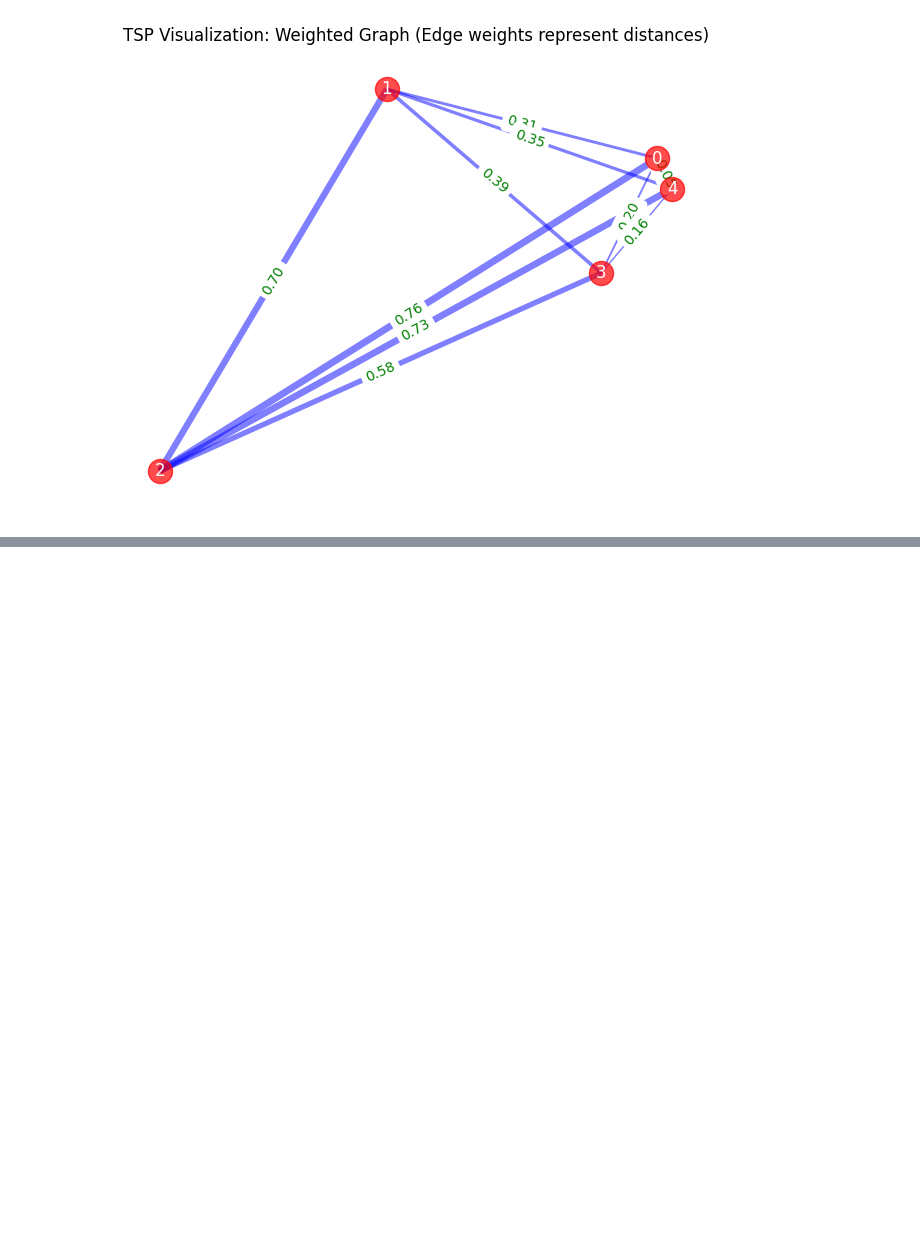
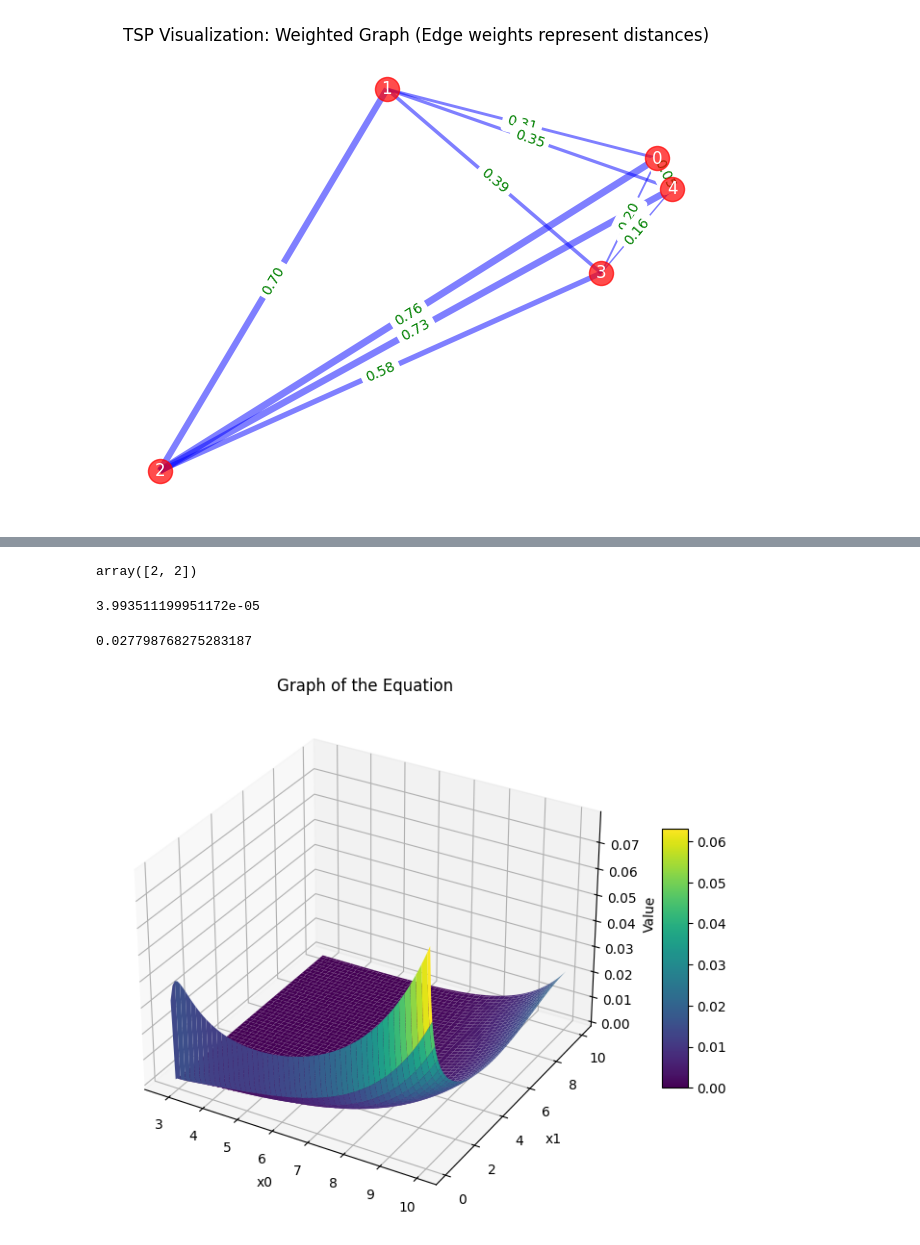
Before and after one commit to sakethramakrishnan/tsp_gnn, a Jupyter notebook: tsp_gnn/testing.ipynb, the cells around one changed output, grey strips where cells are left out. Cells and saved outputs as stored; diff of their text form; code cells hidden in the pictures; blank space fills up the shorter version.

```diff
--- a/tsp_gnn/testing.ipynb
+++ b/tsp_gnn/testing.ipynb
@@ -345,0 +337,53 @@ AttributeError: module 'numpy.linalg._umath_linalg' has no attribute '_ilp64'
+# %%
+X[0]
+# %% [output]
+array([2, 2])
+# %%
+y[0]
+# %% [output]
+3.993511199951172e-05
+# %%
+rmse
+# %% [output]
+0.027798768275283187
+# %%
+import numpy as np
+import matplotlib.pyplot as plt
+import sympy as sp
+from mpl_toolkits.mplot3d import Axes3D
+
+# Define symbolic variables and equation
+x0, x1 = sp.symbols('x0 x1')
+equation = 1.3265738 * (sp.log(sp.log(x0))**2)**(x0 + sp.log(x1) + sp.sin(0.4487219 * x1))
+
+# Convert symbolic equation to a numerical function
+numerical_eq = sp.lambdify((x0, x1), equation, modules='numpy')
+
+# Define the range of x0 and x1
+x0_vals = np.linspace(np.e + 0.1, 10, 100)  # x0 > e
+x1_vals = np.linspace(0.1, 10, 100)        # x1 > 0
+
+# Create a meshgrid for plotting
+X0, X1 = np.meshgrid(x0_vals, x1_vals)
+
+# Evaluate the equation on the grid
+Z = numerical_eq(X0, X1)
+
+# Plot the surface
+fig = plt.figure(figsize=(10, 7))
+ax = fig.add_subplot(111, projection='3d')
+surf = ax.plot_surface(X0, X1, Z, cmap='viridis')
+
+# Add labels and title
+ax.set_title("Graph of the Equation")
+ax.set_xlabel("x0")
+ax.set_ylabel("x1")
+ax.set_zlabel("Value")
+
+# Add color bar
+fig.colorbar(surf, shrink=0.5, aspect=10)
+
+# Show the plot
+plt.show()
+# %% [output]
+[figure, added]
```
Also changed, not shown: parts of 15 cells of this notebook, 2 other files.
